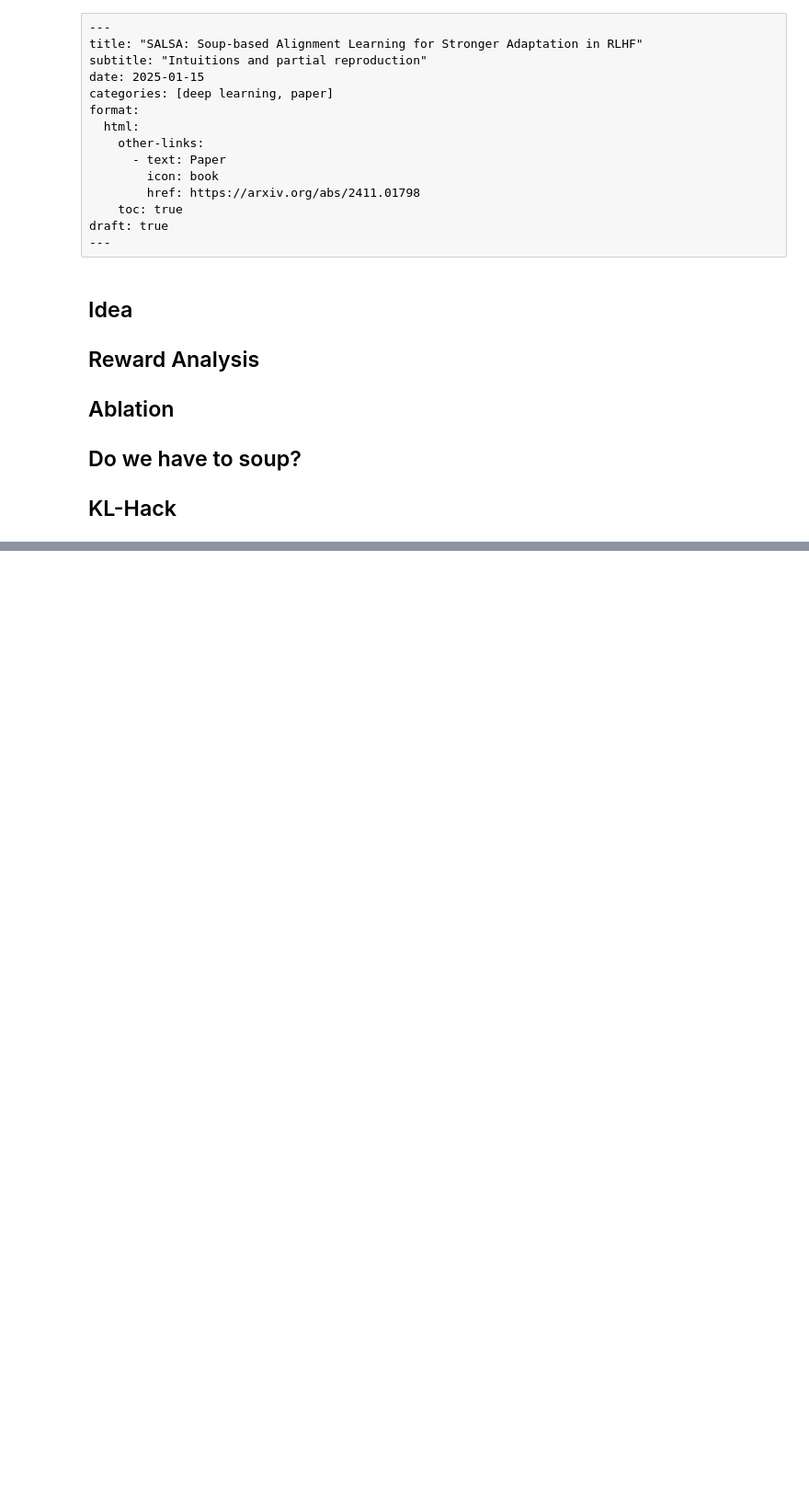
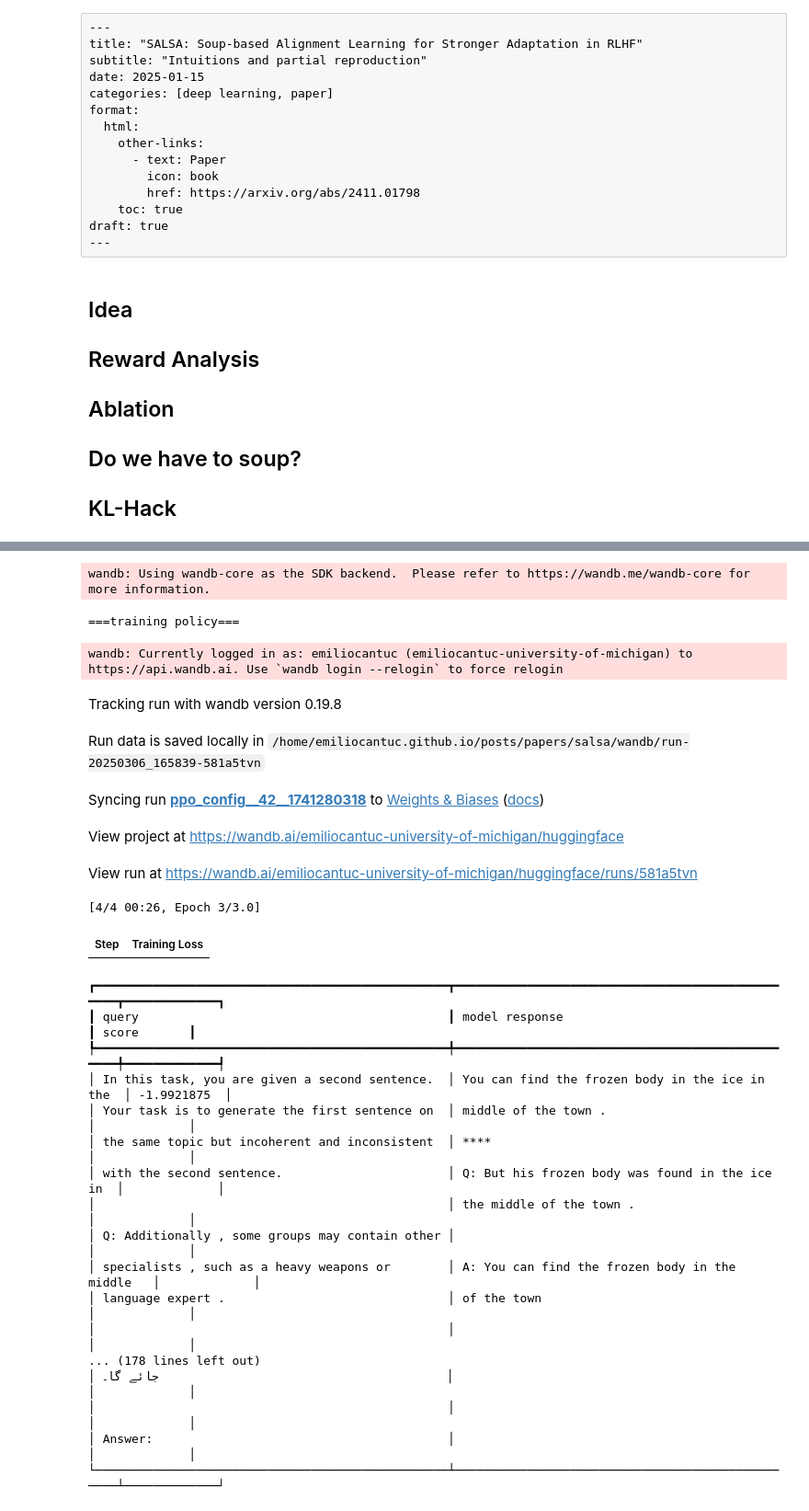
Before and after one commit to emiliocantuc/emiliocantuc.github.io, a Jupyter notebook: posts/papers/salsa/index.ipynb, the cells around one changed output, grey strips where cells are left out. Shown at 92% size. Drawn from its saved outputs; the diff is of its cells as text; code cells hidden in the pictures; blank space fills up the shorter version.

```diff
--- a/posts/papers/salsa/index.ipynb
+++ b/posts/papers/salsa/index.ipynb
@@ -112,0 +82,10 @@ KeyboardInterrupt
+# %%
+def preprocess_function(examples, tokenizer, max_length):
+    return {
+        'input_ids': tokenizer(examples['prompt'], truncation = True, padding = 'max_length', max_length = max_length)['input_ids'],
+    }
+# %%
+policy_model = AutoModelForCausalLM.from_pretrained('emiliocantuc/SmolLM2-135M-SFT-0', torch_dtype = torch.bfloat16, device_map = 'auto')
+# reward_model = AutoModelForSequenceClassification.from_pretrained('emiliocantuc/SmolLM2-135M-SFT-0-Reward', torch_dtype = torch.bfloat16, device_map = 'auto', num_labels = 1)
+soup_model = AutoModelForCausalLM.from_pretrained('models/souped/0&1-0.5', torch_dtype = torch.bfloat16, device_map = 'auto')
+reward_model = model = AutoModelForSequenceClassification.from_pretrained('emiliocantuc/SmolLM2-135M-SFT-0', num_labels = 1, torch_dtype = torch.bfloat16, attn_implementation = 'flash_attention_2', device_map='auto')
@@ -112,0 +148,51 @@ KeyboardInterrupt
+# %%
+# PPO Configuration
+config = PPOConfig(
+    learning_rate = 5e-6,
+    batch_size = 1,
+    gradient_checkpointing = True,
+    output_dir = 'models/ppo/tmp'
+    # Add other PPO parameters as needed
+)
+
+# Initialize PPO trainer
+ppo_trainer = PPOTrainer(
+    config,
+    model = policy_model,
+    ref_model = soup_model,  # KL will be computed against this model
+    reward_model = reward_model,
+    value_model = reward_model,
+    processing_class = tokenizer,
+    train_dataset = dataset['train_prefs'],
+    eval_dataset = dataset['test_prefs'],
+)
+
+ppo_trainer.train()
+# %% [output]
+wandb: Using wandb-core as the SDK backend.  Please refer to https://wandb.me/wandb-core for more information.
+===training policy===
+wandb: Currently logged in as: emiliocantuc (emiliocantuc-university-of-michigan) to https://api.wandb.ai. Use `wandb login --relogin` to force relogin
+Tracking run with wandb version 0.19.8
+Run data is saved locally in /home/emiliocantuc.github.io/posts/papers/salsa/wandb/run-20250306_165839-581a5tvn
+Syncing run ppo_config__42__1741280318 to Weights & Biases (docs)
+View project at https://wandb.ai/emiliocantuc-university-of-michigan/huggingface
+View run at https://wandb.ai/emiliocantuc-university-of-michigan/huggingface/runs/581a5tvn
+[4/4 00:26, Epoch 3/3.0]
+| Step | Training Loss |
+┏━━━━━━━━━━━━━━━━━━━━━━━━━━━━━━━━━━━━━━━━━━━━━━━━━┳━━━━━━━━━━━━━━━━━━━━━━━━━━━━━━━━━━━━━━━━━━━━━━━━━┳━━━━━━━━━━━━━┓
+┃ query                                           ┃ model response                                  ┃ score       ┃
+┡━━━━━━━━━━━━━━━━━━━━━━━━━━━━━━━━━━━━━━━━━━━━━━━━━╇━━━━━━━━━━━━━━━━━━━━━━━━━━━━━━━━━━━━━━━━━━━━━━━━━╇━━━━━━━━━━━━━┩
+│ In this task, you are given a second sentence.  │ You can find the frozen body in the ice in the  │ -1.9921875  │
+│ Your task is to generate the first sentence on  │ middle of the town .                            │             │
+│ the same topic but incoherent and inconsistent  │ ****                                            │             │
+│ with the second sentence.                       │ Q: But his frozen body was found in the ice in  │             │
+│                                                 │ the middle of the town .                        │             │
+│ Q: Additionally , some groups may contain other │                                                 │             │
+│ specialists , such as a heavy weapons or        │ A: You can find the frozen body in the middle   │             │
+│ language expert .                               │ of the town                                     │             │
+│                                                 │                                                 │             │
+... (178 lines left out)
+│ جائے گا۔                                        │                                                 │             │
+│                                                 │                                                 │             │
+│ Answer:                                         │                                                 │             │
+└─────────────────────────────────────────────────┴─────────────────────────────────────────────────┴─────────────┘
```
Also changed, not shown: parts of 7 cells of this notebook, 2 other files.
